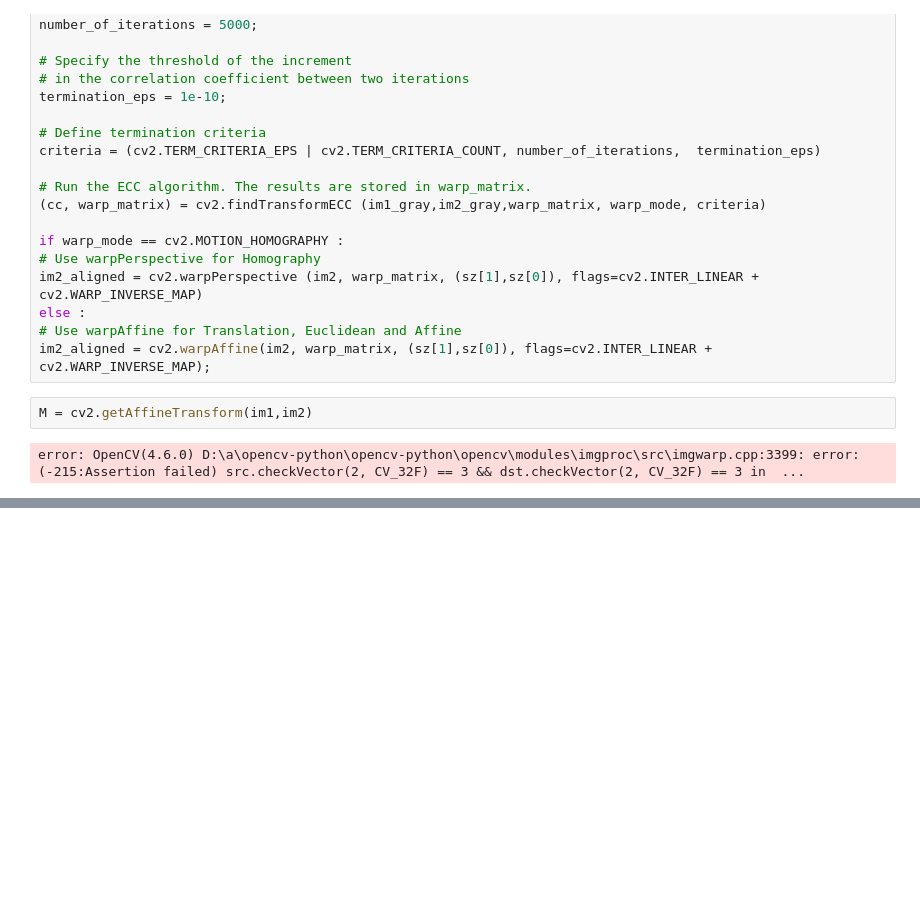
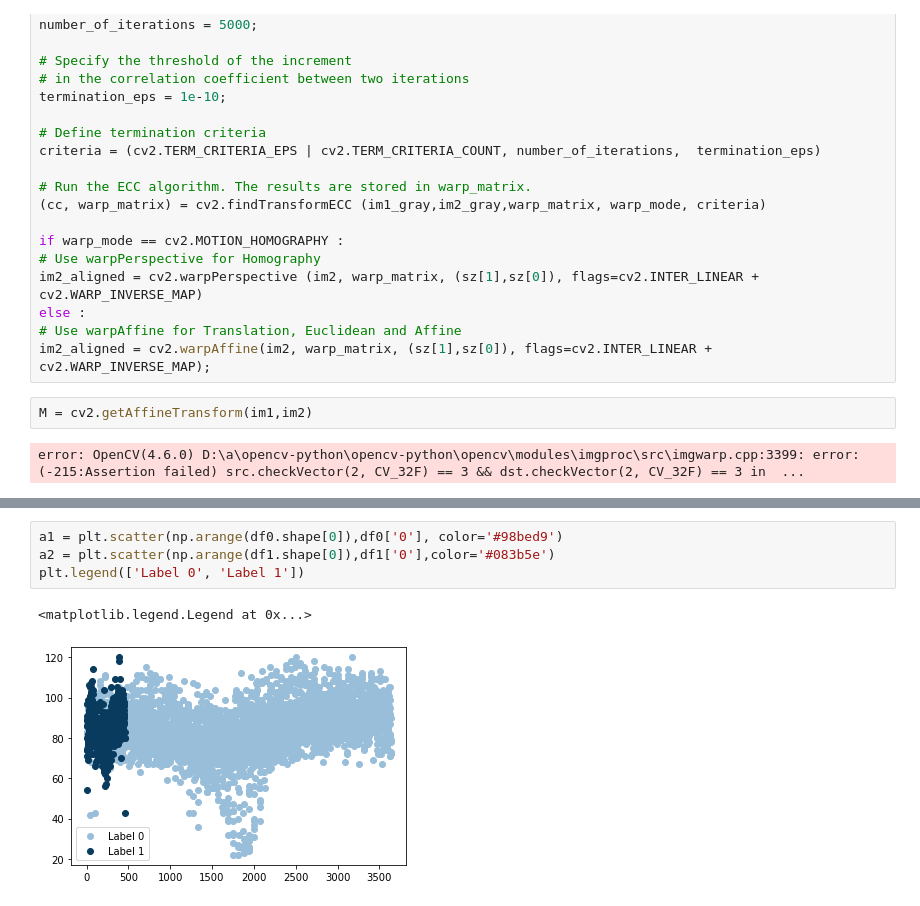
Before and after one commit to AdarshG-Uncg/bdml_610_project, a Jupyter notebook: exploration ipynb files/ex1.ipynb, the cells around one changed output, grey strips where cells are left out. Drawn from its saved outputs; the diff is of its cells as text; blank space fills up the shorter version.

```diff
--- a/exploration ipynb files/ex1.ipynb
+++ b/exploration ipynb files/ex1.ipynb
@@ -511,0 +545,7 @@ error: OpenCV(4.6.0) D:\a\opencv-python\opencv-python\opencv\modules\imgproc\src
+# %%
+a1 = plt.scatter(np.arange(df0.shape[0]),df0['0'], color='#98bed9')
+a2 = plt.scatter(np.arange(df1.shape[0]),df1['0'],color='#083b5e')
+plt.legend(['Label 0', 'Label 1'])
+# %% [output]
+<matplotlib.legend.Legend at 0x...>
+[figure, added]
```
Also changed, not shown: parts of 19 cells of this notebook, 3 other files.
